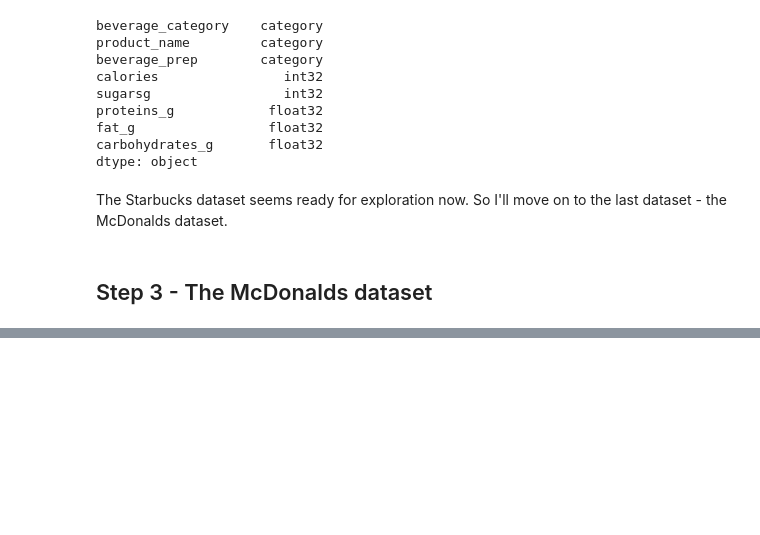
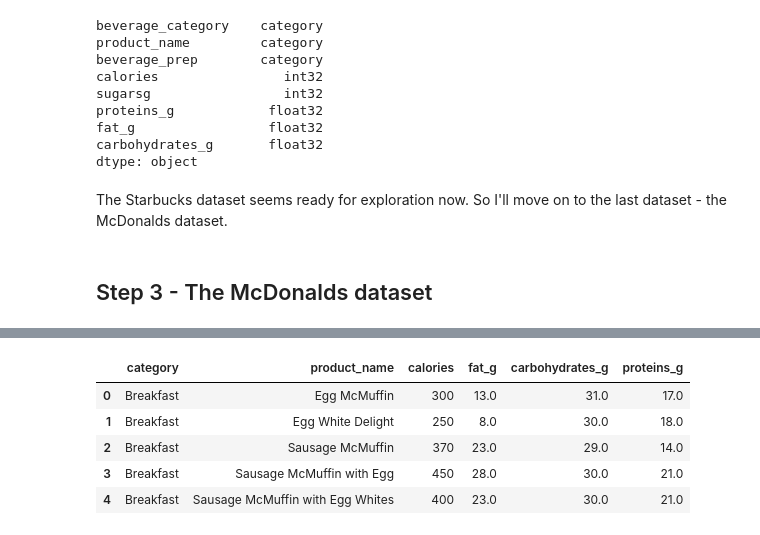
Before and after one commit to td041/e2eML, a Jupyter notebook: src/notebooks/cleaning.ipynb, the cells around one changed output, grey strips where cells are left out. Drawn from its saved outputs; the diff is of its cells as text; code cells hidden in the pictures; blank space fills up the shorter version.

```diff
--- a/src/notebooks/eda.ipynb
+++ b/src/notebooks/cleaning.ipynb
@@ -479,0 +527,3 @@ The Starbucks dataset seems ready for exploration now. So I'll move on to the la
+# %%
+mcdonalds_data.columns = mcdonalds_data.columns.str.strip().str.lower().str.replace(" ","").str.replace("-","_").str.replace("(","").str.replace(")","")
+mcdonalds_data.info()
@@ -479,0 +548,20 @@ The Starbucks dataset seems ready for exploration now. So I'll move on to the la
+# %%
+cols_to_keep=["category","item","calories","totalfat","carbohydrates","protein"]
+mcdonalds_data = mcdonalds_data[cols_to_keep]
+mcd_menu_data = mcdonalds_data.rename(columns={
+    "totalfat": "fat_g",
+    "item": "product_name",
+    "carbohydrates": "carbohydrates_g",
+    "sugars": "sugars_g",
+    "calories": "calories",
+    "protein": "proteins_g"
+})
+# %%
+mcd_menu_data.head()
+# %% [output]
+|  | category | product_name | calories | fat_g | carbohydrates_g | proteins_g |
+| 0 | Breakfast | Egg McMuffin | 300 | 13.0 | 31.0 | 17.0 |
+| 1 | Breakfast | Egg White Delight | 250 | 8.0 | 30.0 | 18.0 |
+| 2 | Breakfast | Sausage McMuffin | 370 | 23.0 | 29.0 | 14.0 |
+| 3 | Breakfast | Sausage McMuffin with Egg | 450 | 28.0 | 30.0 | 21.0 |
+| 4 | Breakfast | Sausage McMuffin with Egg Whites | 400 | 23.0 | 30.0 | 21.0 |
```
Also changed, not shown: parts of 10 cells of this notebook, 3 other files.
